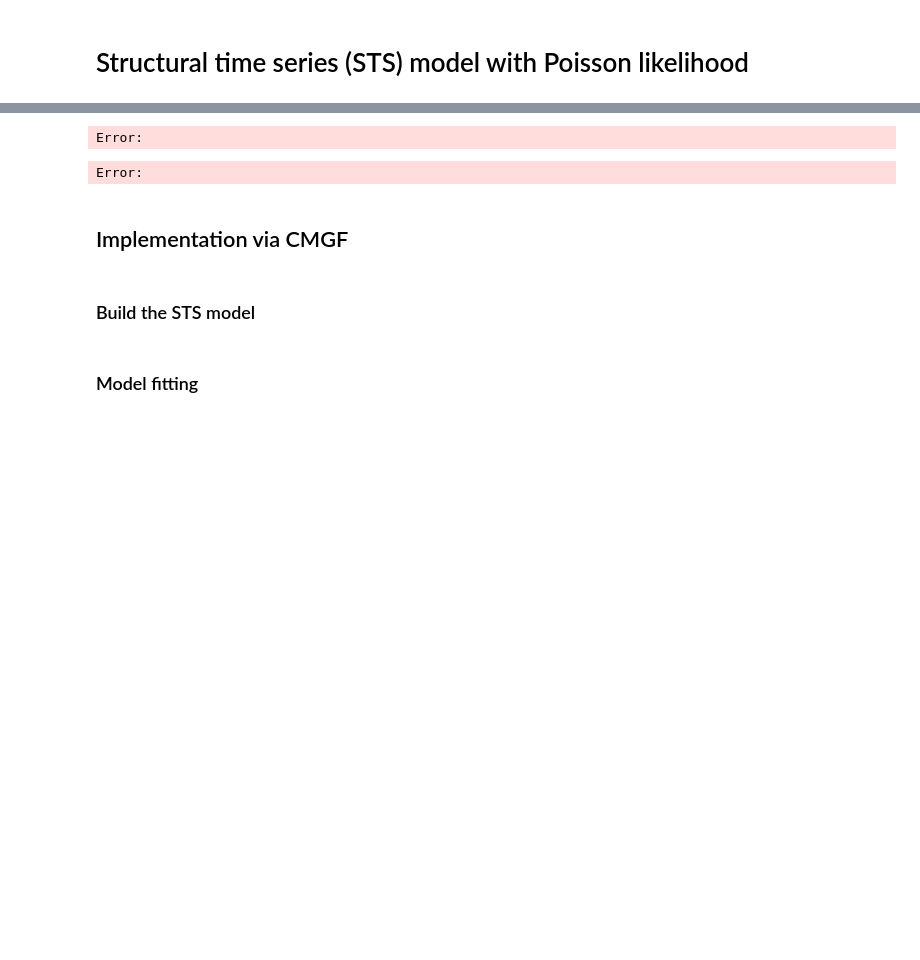
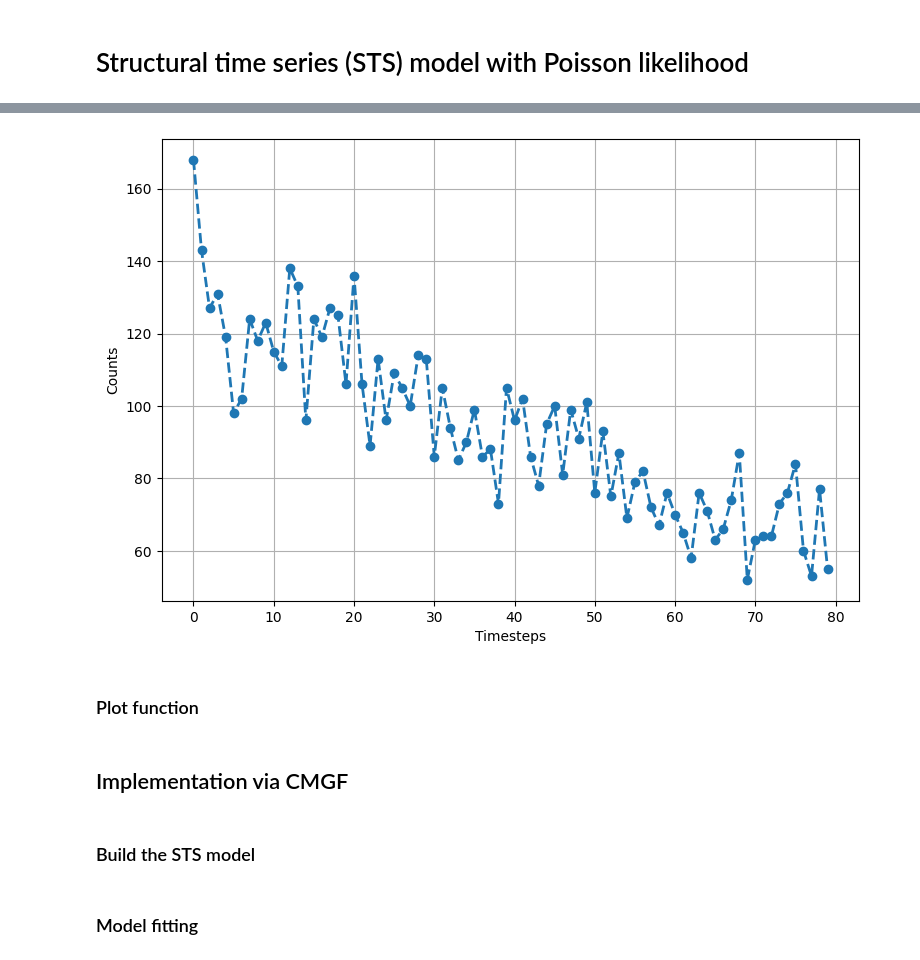
Before and after one commit to probml/sts-jax, a Jupyter notebook: sts_jax/structural_time_series/demos/sts_poisson_demo.ipynb, the cells around one changed output, grey strips where cells are left out. Cells and saved outputs as stored; diff of their text form; code cells hidden in the pictures; blank space fills up the shorter version.

Commit message:
tune the poisson example and adjust the api

```diff
--- a/sts_jax/structural_time_series/demos/sts_poisson_demo.ipynb
+++ b/sts_jax/structural_time_series/demos/sts_poisson_demo.ipynb
@@ -124,9 +15,0 @@ def do_sampling():
-# %%
-
-t0 = time.time()
-samples = do_sampling()
-t1 = time.time()
-print(f"Inference ran in {t1-t0:.3f}s")
-# %% [output]
-Error:
-Error:
@@ -210,0 +16,45 @@ plot_forecast_helper(counts, forecast_samples, CI=80)
+# %%
+num_steps = 80
+num_training_steps = 80
+num_forecast_steps = 30
+
+# Generate parameters of the local_linear_trend component
+keys = jr.split(jr.PRNGKey(5), 5)
+level_scale = 1.5
+slope_scale = 0.01
+initial_level = jr.normal(keys[0])
+initial_slope = jr.normal(keys[1])
+obs_noise_scale = 10
+
+# Generate observed time series using the SSM representation.
+F = jnp.array([[1, 1],
+               [0, 1]])
+H = jnp.array([[1, 0]])
+Q = jnp.block([[level_scale, 0],
+               [0, slope_scale]])
+R = obs_noise_scale
+
+def _step(current_state, key):
+    key1, key2 = jr.split(key)
+    log_obs_mean = H @ current_state
+    next_state = F @ current_state + Q @ jr.normal(key2, shape=(2,))
+    return next_state, log_obs_mean
+
+initial_state = jnp.array([initial_level, initial_slope])
+key_seq = jr.split(keys[2], num_steps)
+_, log_time_series_mean = lax.scan(_step, initial_state, key_seq)
+counts = jr.poisson(keys[2], jnp.exp(5+0.02*log_time_series_mean))
+
+counts_training = counts[:num_training_steps]
+
+# Plot the sequence of counts
+fig = plt.figure(figsize=(9, 6))
+ax = fig.add_subplot(1, 1, 1)
+ax.plot(counts, lw=2, linestyle='--', marker='o')
+ax.set_ylabel("Counts")
+ax.set_xlabel("Timesteps")
+ax.grid()
+# %% [output]
+[figure, added]
+# %% [markdown]
+### Plot function
```
Also changed, not shown: parts of 24 cells of this notebook, 8 other files.
